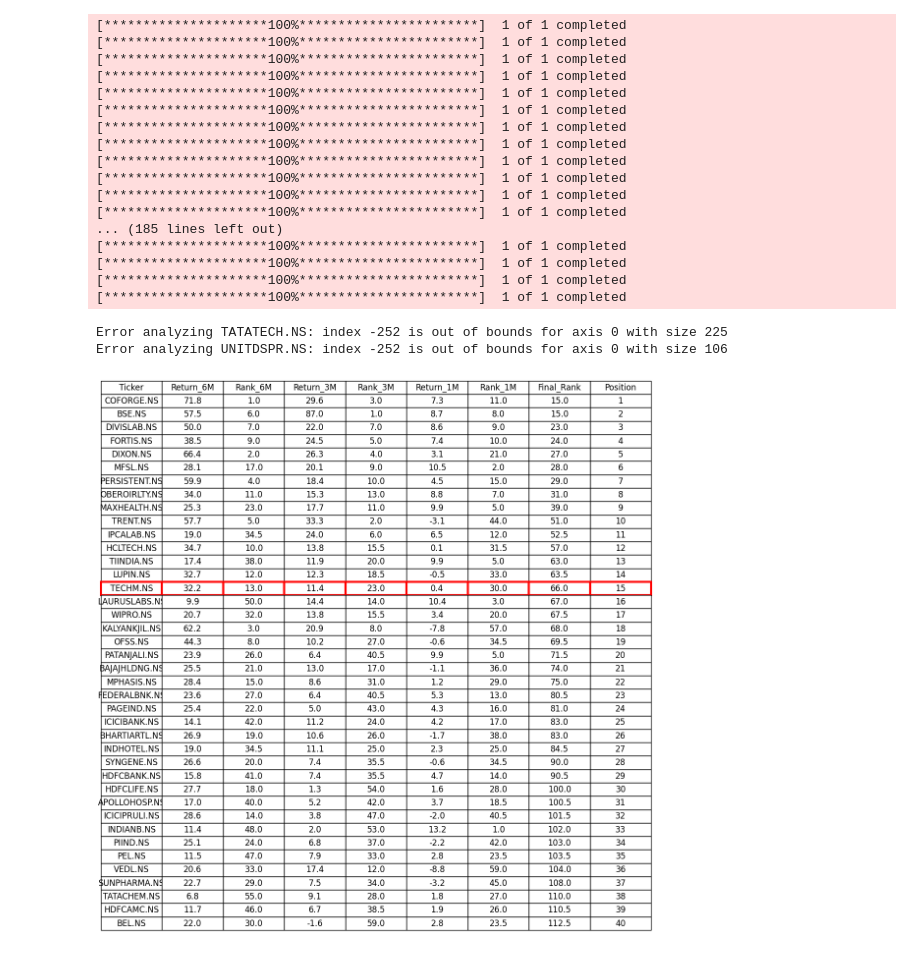
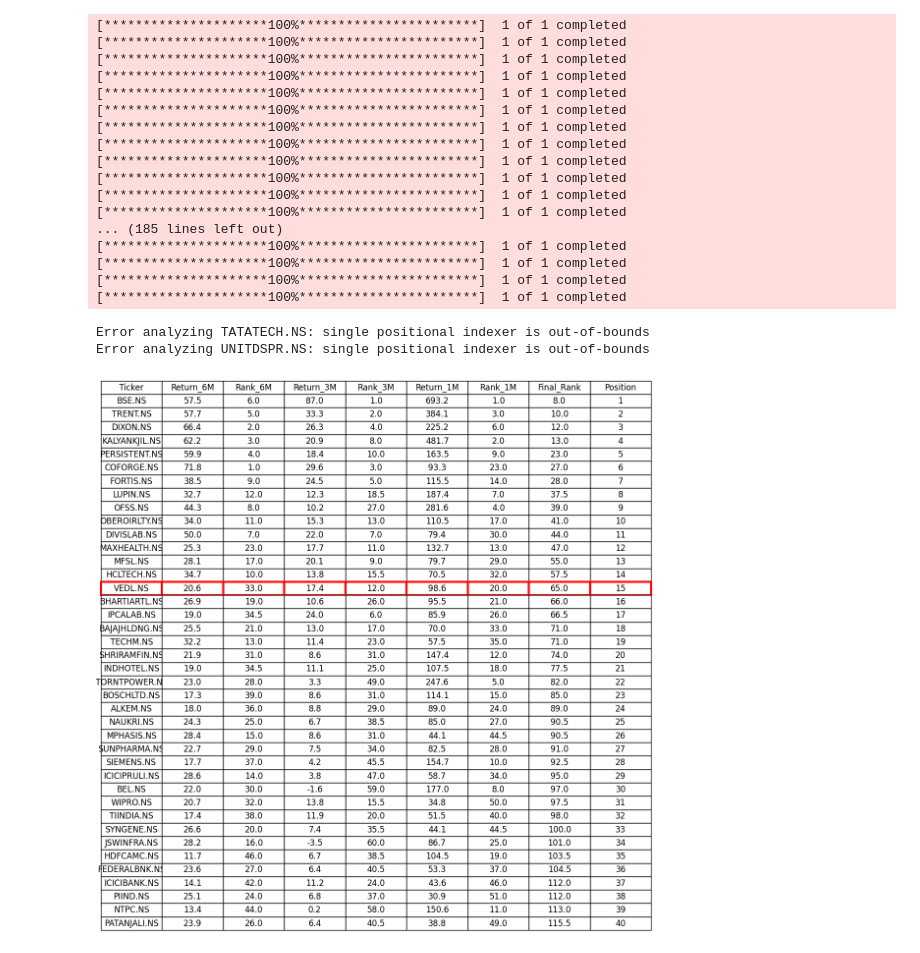
Before and after one commit to Momentum1ab/MomentumScreener, a Jupyter notebook: 1,3,6m_MomentumScreener_V2.ipynb, the cells around one changed output. Saved outputs shown, nothing was run; the diff lists cells and outputs as text; code cells hidden in the pictures.

Commit message:
Updated code to use .iloc to avoid warnings

```diff
--- a/1,3,6m_MomentumScreener_V2.ipynb
+++ b/1,3,6m_MomentumScreener_V2.ipynb
@@ -73,27 +73,27 @@ for ticker, df in data.items():
         df['EMA100'] = df['Adj Close'].ewm(span=100).mean()
 
         # Last 1-year return
-        one_year_return = (df['Adj Close'][-1] / df['Adj Close'][-252] - 1) * 100
+        one_year_return = (df['Adj Close'].iloc[-1] / df['Adj Close'].iloc[-252] - 1) * 100
 
         # 52-week high
-        high_52_week = df['Adj Close'][-252:].max()
-        within_20_pct_high = df['Adj Close'][-1] >= high_52_week * 0.8
+        high_52_week = df['Adj Close'].iloc[-252:].max()
+        within_20_pct_high = df['Adj Close'].iloc[-1] >= high_52_week * 0.8
 
         # More than 45% up days in the last 6 months (126 trading days)
-        six_month_data = df['Adj Close'][-126:]
+        six_month_data = df['Adj Close'].iloc[-126:]
         up_days = (six_month_data.pct_change() > 0).sum()
         up_days_pct = up_days / len(six_month_data) * 100
 
         # Filtering criteria
-        if (df['Adj Close'][-1] >= df['EMA100'][-1] and
+        if (df['Adj Close'].iloc[-1] >= df['EMA100'].iloc[-1] and
             one_year_return >= 6.5 and
             within_20_pct_high and
             up_days_pct > 45):
 
             # Calculate returns
-            return_6m = (df['Adj Close'][-1] / df['Adj Close'][-126] - 1) * 100
-            return_3m = (df['Adj Close'][-1] / df['Adj Close'][-63] - 1) * 100
-            return_1m = (df['Adj Close'][-1] / df['Adj Close'][-21] - 1) * 100
+            return_6m = (df['Adj Close'].iloc[-1] / df['Adj Close'].iloc[-126] - 1) * 100
+            return_3m = (df['Adj Close'].iloc[-1] / df['Adj Close'].iloc[-63] - 1) * 100
+            return_1m = (df['Adj Close'].iloc[-1] / df['Adj Close'].iloc[21] - 1) * 100
 
             summary.append({
                 'Ticker': ticker,
@@ -152,33 +152,33 @@ table.set_fontsize(12)
 table.scale(1, 1.5)
 
 # Draw a red line to separate the top 15
 for i in range(len(col_labels)):
     cell = table[(15, i)]
     cell.set_edgecolor('red')
     cell.set_linewidth(3)
 
 # Adjust layout
 plt.subplots_adjust(left=0.1, top=0.95)  # Adjust top parameter for title position
 #plt.title('Top 40 Stocks Momentum Ranking', fontsize=18, y=1.05)  # y parameter for title position
 plt.show()
 # %% [output]
 [*********************100%***********************]  1 of 1 completed
 [*********************100%***********************]  1 of 1 completed
 [*********************100%***********************]  1 of 1 completed
 [*********************100%***********************]  1 of 1 completed
 [*********************100%***********************]  1 of 1 completed
 [*********************100%***********************]  1 of 1 completed
 [*********************100%***********************]  1 of 1 completed
 [*********************100%***********************]  1 of 1 completed
 [*********************100%***********************]  1 of 1 completed
 [*********************100%***********************]  1 of 1 completed
 [*********************100%***********************]  1 of 1 completed
 [*********************100%***********************]  1 of 1 completed
 ... (185 lines left out)
 [*********************100%***********************]  1 of 1 completed
 [*********************100%***********************]  1 of 1 completed
 [*********************100%***********************]  1 of 1 completed
 [*********************100%***********************]  1 of 1 completed
-Error analyzing TATATECH.NS: index -252 is out of bounds for axis 0 with size 225
-Error analyzing UNITDSPR.NS: index -252 is out of bounds for axis 0 with size 106
+Error analyzing TATATECH.NS: single positional indexer is out-of-bounds
+Error analyzing UNITDSPR.NS: single positional indexer is out-of-bounds
-[figure, old version]
+[figure, new version]
```
